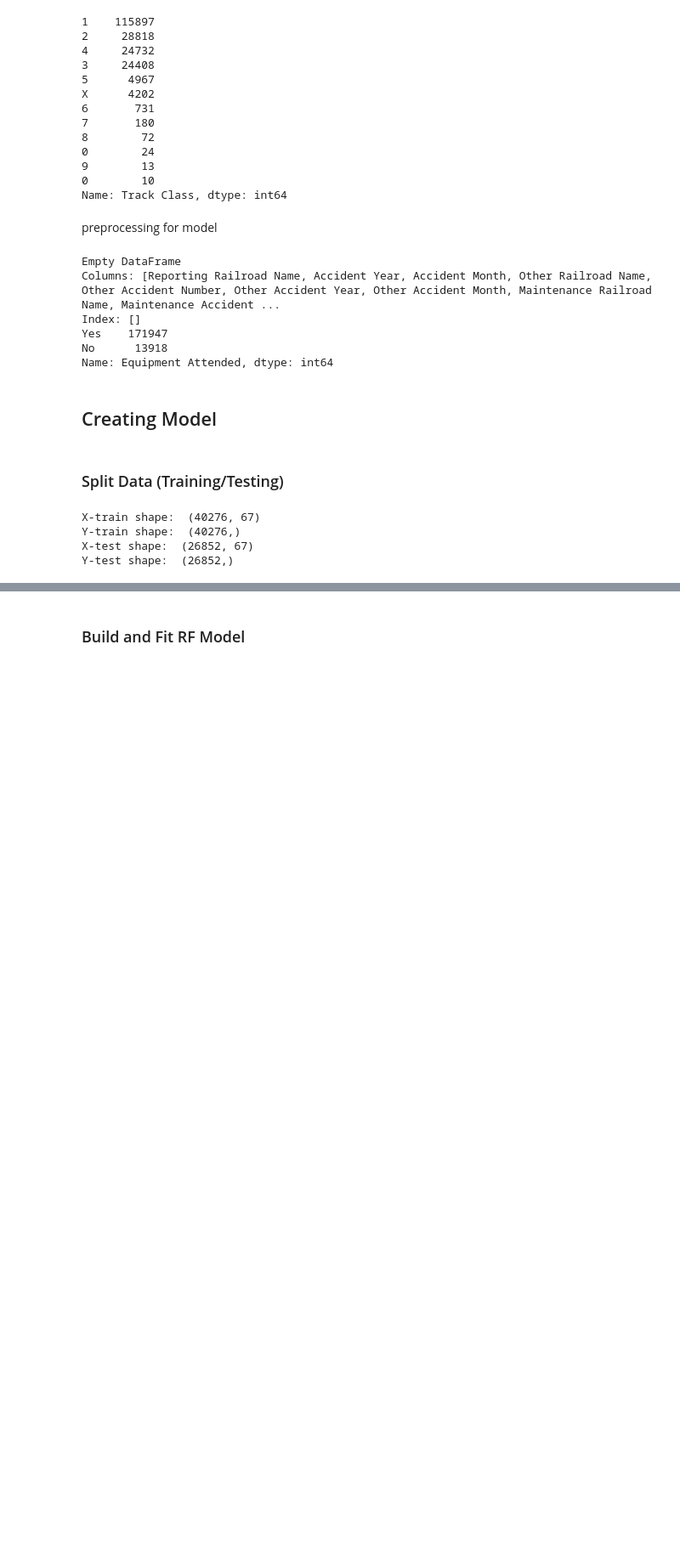
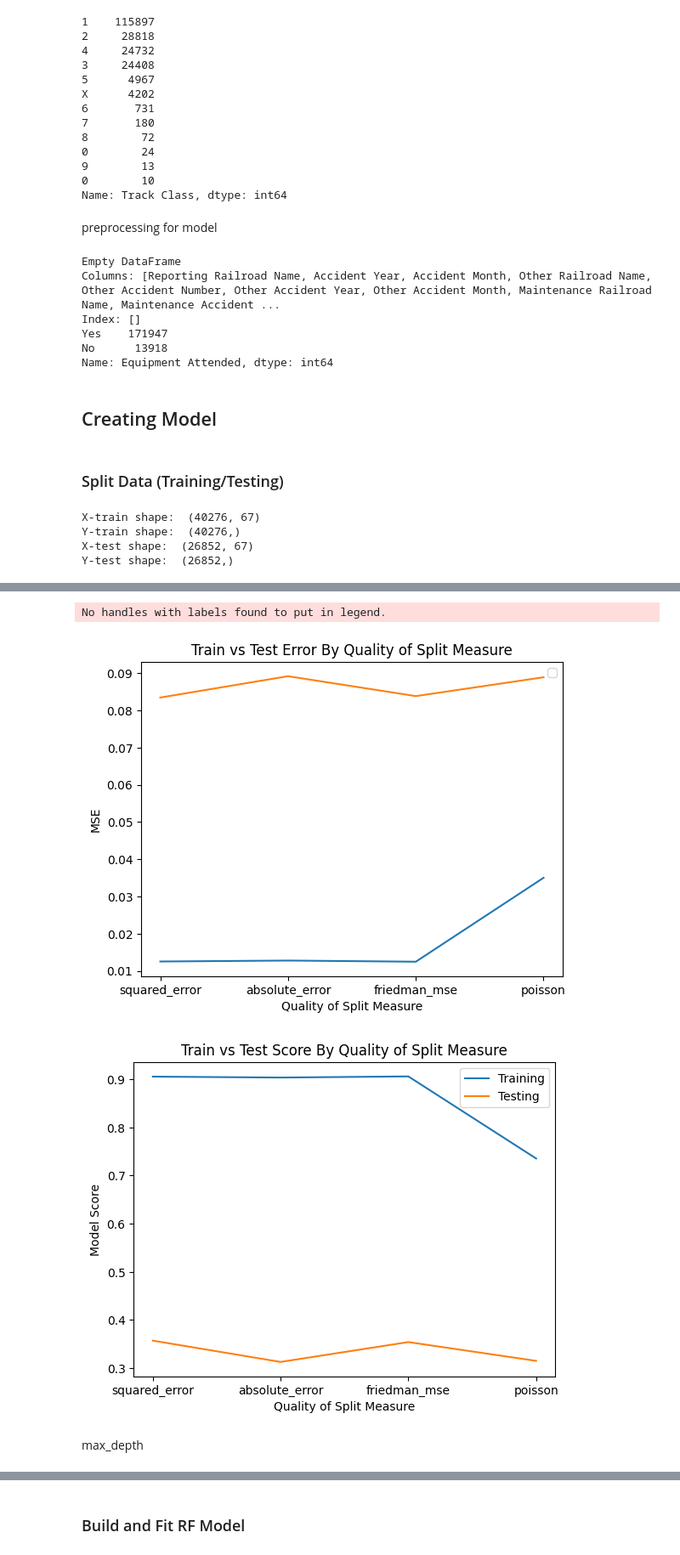
Before and after one commit to ndahlinuvm/Train-Derailment-287Project, a Jupyter notebook: rf-visuals.ipynb, the cells around one changed output, grey strips where cells are left out. Shown at 85% size. Cells and saved outputs as stored; diff of their text form; code cells hidden in the pictures; blank space fills up the shorter version.

```diff
--- a/rf-visuals.ipynb
+++ b/rf-visuals.ipynb
@@ -165,0 +216,22 @@ Y-test shape:  (26852,)
+# %%
+crit = pd.Series(['squared_error', 'absolute_error', 'friedman_mse', 'poisson'])
+train_error = np.array([])
+train_score = np.array([])
+test_error = np.array([])
+test_score = np.array([])
+
+for i in crit:
+    rfreg_test = RandomForestRegressor(max_features='sqrt',
+                                       n_estimators=50,
+                                       criterion=i,
+                                       n_jobs=-1,
+                                       verbose=False,
+                                       random_state=0)
+    rfreg_test.fit(xtrain,ytrain)
+    train_score = np.append(train_score,rfreg_test.score(xtrain,ytrain))
+    test_score = np.append(test_score,rfreg_test.score(xtest,ytest))
+    train_error = np.append(train_error,mean_squared_error(ytrain,rfreg_test.predict(xtrain)))
+    test_error = np.append(test_error,mean_squared_error(ytest,rfreg_test.predict(xtest)))
+
+error_data = pd.DataFrame({'criterion':crit, 'train error':train_error, 'test error':test_error})
+score_data = pd.DataFrame({'criterion':crit, 'train score':train_score, 'test score':test_score})
@@ -165,0 +246,24 @@ Y-test shape:  (26852,)
+# %%
+plt.plot(error_data['criterion'],error_data['train error'])
+plt.plot(error_data['criterion'],error_data['test error'])
+plt.xlabel("Quality of Split Measure")
+plt.ylabel("MSE")
+plt.title("Train vs Test Error By Quality of Split Measure")
+plt.legend()
+plt.savefig("images/rf-criterion-error.png")
+plt.show()
+
+plt.plot('criterion','train score',data=score_data, label="Training")
+plt.plot('criterion','test score',data=score_data, label="Testing")
+plt.xlabel("Quality of Split Measure")
+plt.ylabel("Model Score")
+plt.title("Train vs Test Score By Quality of Split Measure")
+plt.legend()
+plt.savefig("images/rf-criterion-score.png")
+plt.show()
+# %% [output]
+No handles with labels found to put in legend.
+[figure, added]
+[figure, added]
+# %% [markdown]
+max_depth
```
Also changed, not shown: parts of 22 cells of this notebook, 15 other files.
